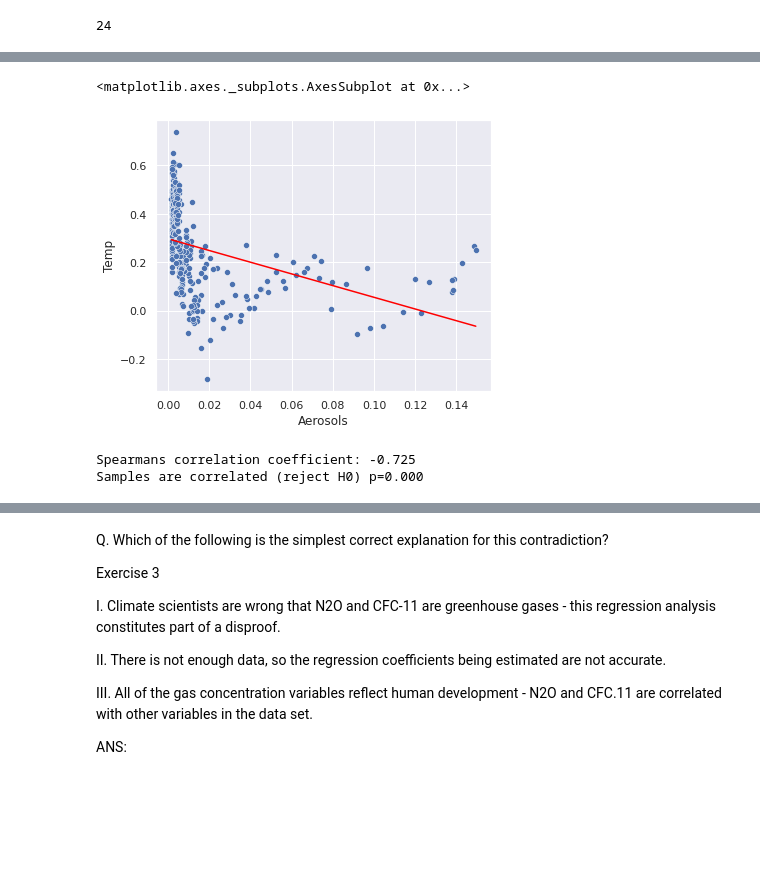
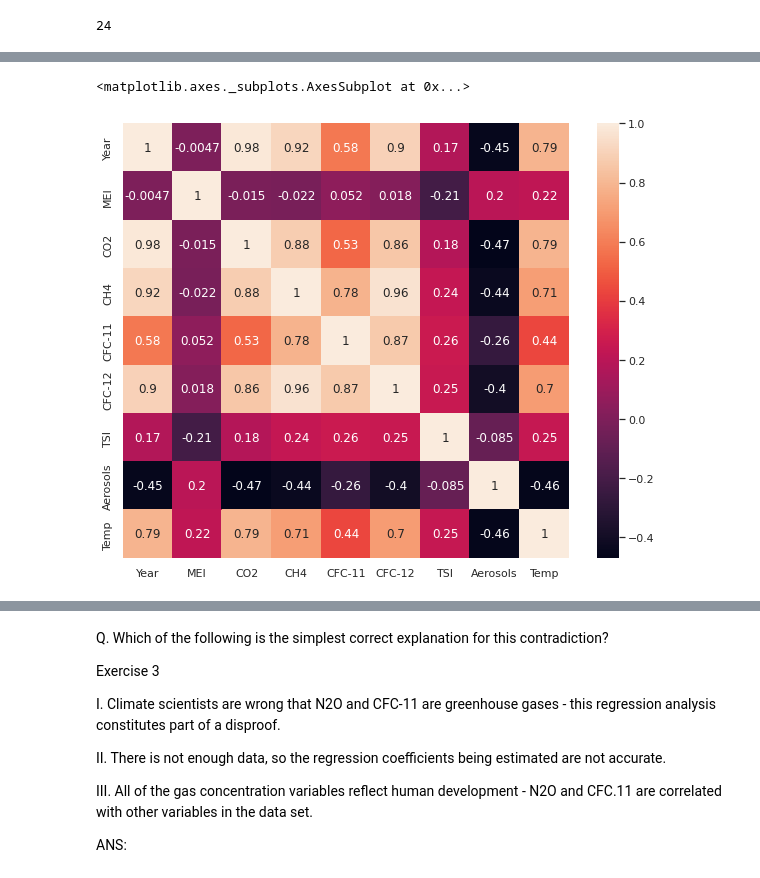
Before and after one commit to ishita164/DataAnalytics, a Jupyter notebook: DA4.ipynb, the cells around one changed output, grey strips where cells are left out. Cells and saved outputs as stored; diff of their text form; code cells hidden in the pictures; blank space fills up the shorter version.

```diff
--- a/DA4.ipynb
+++ b/DA4.ipynb
@@ -124,3 +138,0 @@ sns.pairplot(data)
-# %%
-sns.set(rc = {'figure.figsize':(6,5)})
-sns.kdeplot(data.Month)
@@ -547,20 +169,8 @@ y_pred = -2.4171 * data['Aerosols'] + 0.2970
-# %%
-# plotting the data points
-sns.scatterplot(x=data['Aerosols'], y=y)
-#plotting the line
-sns.lineplot(x=data['Aerosols'],y=y_pred, color='red')
-# %% [output]
-<matplotlib.axes._subplots.AxesSubplot at 0x...>
-[figure, removed]
-# %%
-coef, p = spearmanr(data['Temp'], data['Aerosols'])
-print('Spearmans correlation coefficient: %.3f' % coef)
-# interpret the significance
-alpha = 0.05
-if p > alpha:
-	print('Samples are uncorrelated (fail to reject H0) p=%.3f' % p)
-else:
-	print('Samples are correlated (reject H0) p=%.3f' % p)
-# %% [output]
-Spearmans correlation coefficient: -0.725
-Samples are correlated (reject H0) p=0.000
+# %%
+corrr=training_set.corr()
+# %%
+sns.set(rc = {'figure.figsize':(10,8)})
+sns.heatmap(corrr, xticklabels=corrr.columns, yticklabels=corrr.columns,annot=True)
+# %% [output]
+<matplotlib.axes._subplots.AxesSubplot at 0x...>
+[figure, added]
```
Also changed, not shown: parts of 51 cells of this notebook.
